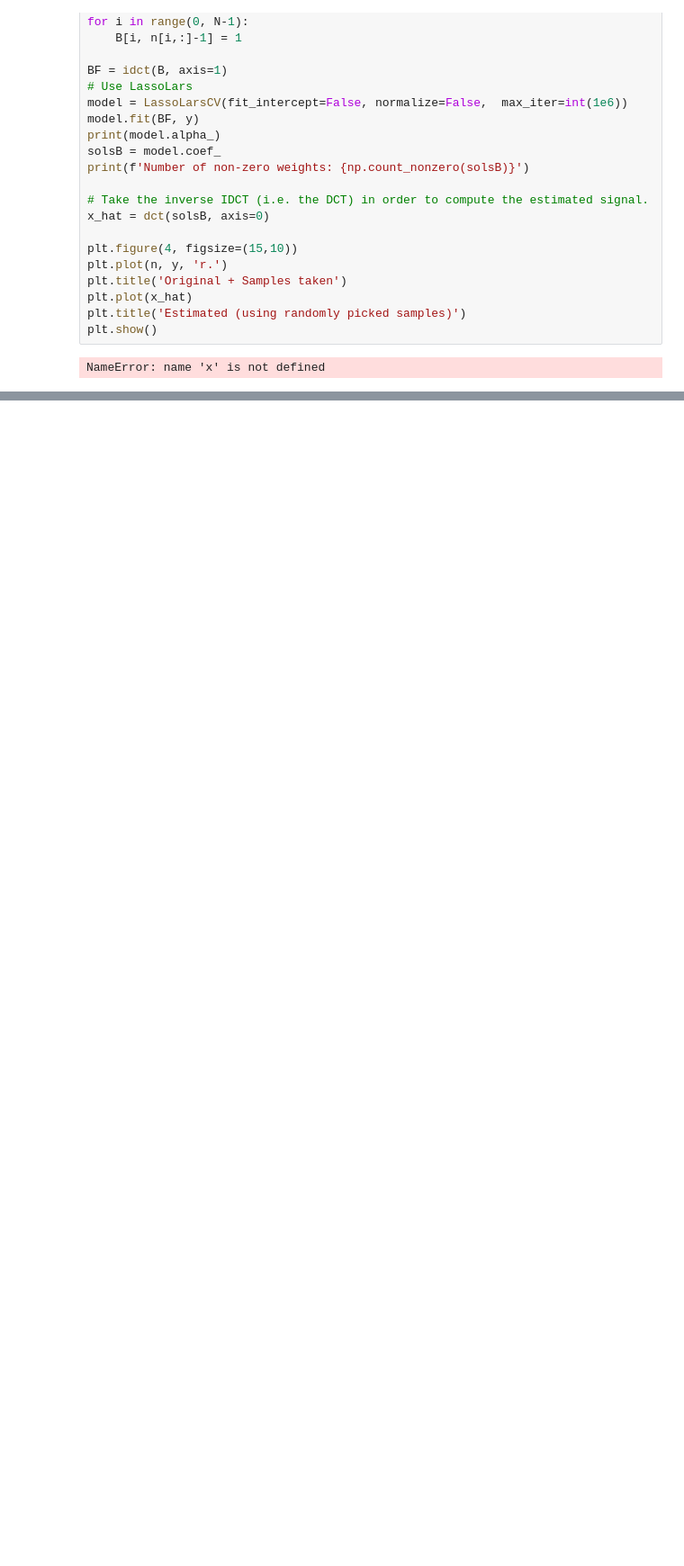
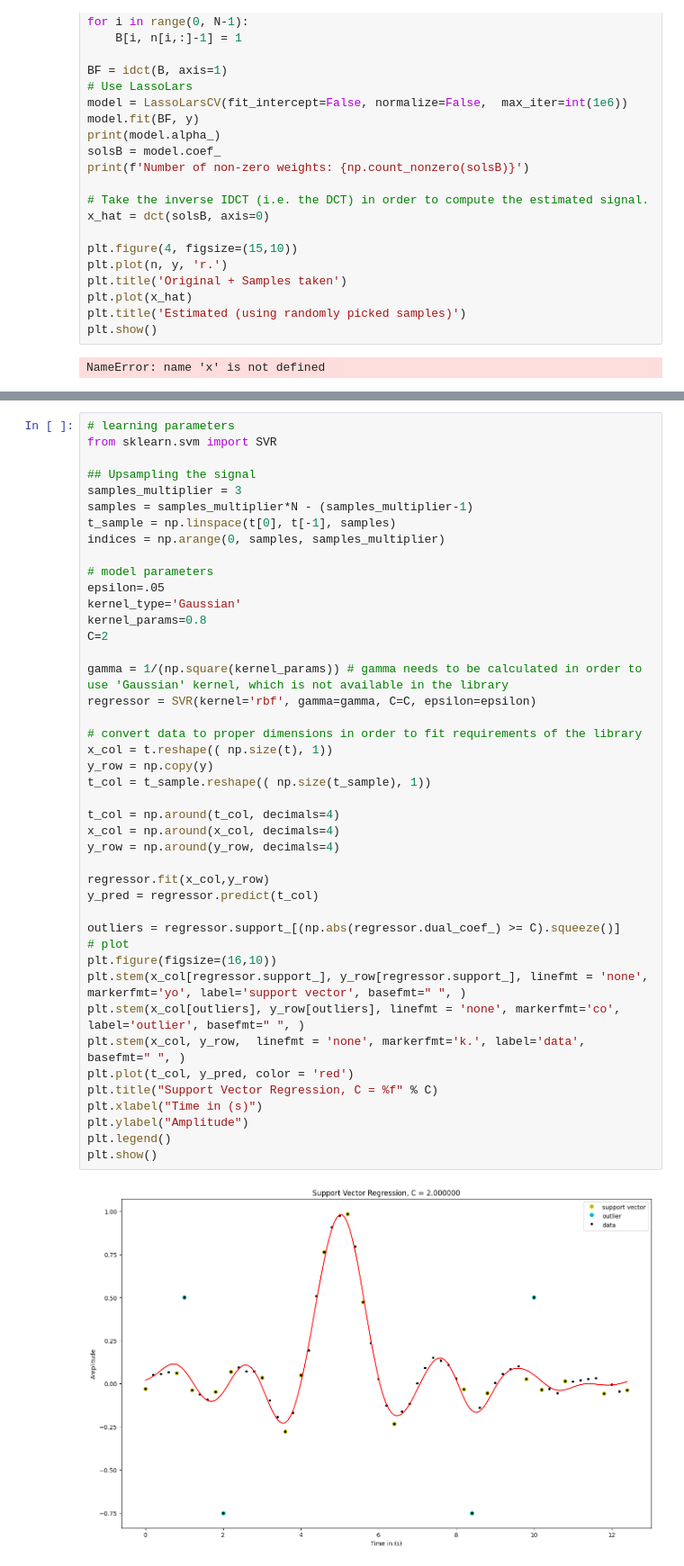
Before and after one commit to s184012/ml-in-signal-assignment3, a Jupyter notebook: problemset3.ipynb, the cells around one changed output, grey strips where cells are left out. Shown at 90% size. Saved outputs shown, nothing was run; the diff lists cells and outputs as text; blank space fills up the shorter version.

```diff
--- a/problemset3.ipynb
+++ b/problemset3.ipynb
@@ -366,0 +465,45 @@ ax.grid()
+# %%
+# learning parameters
+from sklearn.svm import SVR
+
+## Upsampling the signal
+samples_multiplier = 3
+samples = samples_multiplier*N - (samples_multiplier-1)
+t_sample = np.linspace(t[0], t[-1], samples)
+indices = np.arange(0, samples, samples_multiplier)
+
+# model parameters
+epsilon=.05
+kernel_type='Gaussian'
+kernel_params=0.8
+C=2
+
+gamma = 1/(np.square(kernel_params)) # gamma needs to be calculated in order to use 'Gaussian' kernel, which is not available in the library
+regressor = SVR(kernel='rbf', gamma=gamma, C=C, epsilon=epsilon)
+
+# convert data to proper dimensions in order to fit requirements of the library
+x_col = t.reshape(( np.size(t), 1))
+y_row = np.copy(y)
+t_col = t_sample.reshape(( np.size(t_sample), 1))
+
+t_col = np.around(t_col, decimals=4)
+x_col = np.around(x_col, decimals=4)
+y_row = np.around(y_row, decimals=4)
+
+regressor.fit(x_col,y_row)
+y_pred = regressor.predict(t_col)
+
+outliers = regressor.support_[(np.abs(regressor.dual_coef_) >= C).squeeze()]
+# plot
+plt.figure(figsize=(16,10))
+plt.stem(x_col[regressor.support_], y_row[regressor.support_], linefmt = 'none', markerfmt='yo', label='support vector', basefmt=" ", )
+plt.stem(x_col[outliers], y_row[outliers], linefmt = 'none', markerfmt='co', label='outlier', basefmt=" ", )
+plt.stem(x_col, y_row,  linefmt = 'none', markerfmt='k.', label='data', basefmt=" ", )
+plt.plot(t_col, y_pred, color = 'red')
+plt.title("Support Vector Regression, C = %f" % C)
+plt.xlabel("Time in (s)")
+plt.ylabel("Amplitude")
+plt.legend()
+plt.show()
+# %% [output]
+[figure, added]
```
Also changed, not shown: parts of 11 cells of this notebook.
